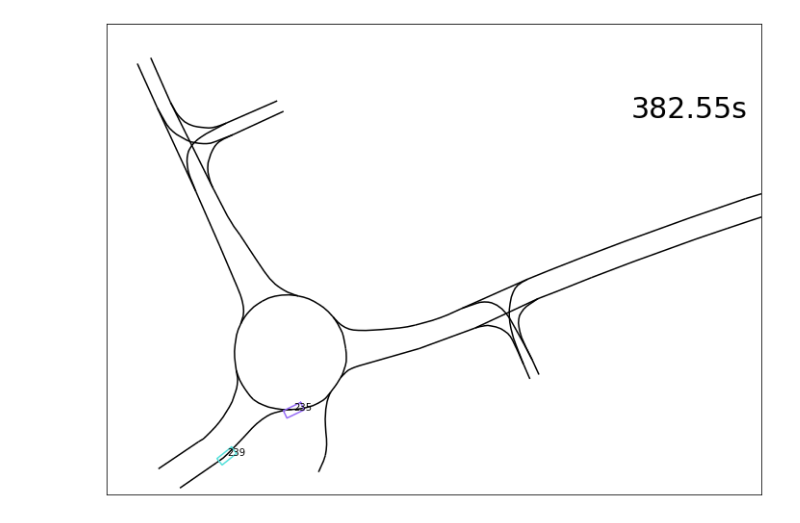
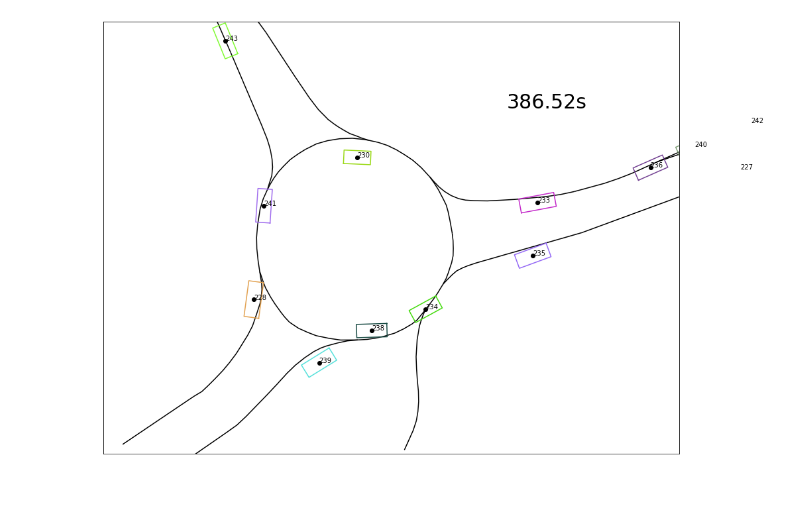
Before and after one commit to kopytjuk/opendd-analysis, a Jupyter notebook: notebooks/Animation.ipynb, the cells around one changed output. Saved outputs shown, nothing was run; the diff lists cells and outputs as text; code cells hidden in the pictures; blank space fills up the shorter version.

```diff
--- a/notebooks/Animation.ipynb
+++ b/notebooks/Animation.ipynb
@@ -79,9 +79,10 @@ t_move_off = 378.537167
 obj_ids = [235, 239]
 # %%
 start_k = int((t_move_off - 2)* FREQUENCY)
-end_k = int((t_move_off + 4)* FREQUENCY)
+end_k = int((t_move_off + 8)* FREQUENCY)
 # %%
-gdf_animation = gdf[gdf["k"].between(start_k, end_k) & gdf["OBJID"].isin(obj_ids)]
+# gdf_animation = gdf[gdf["k"].between(start_k, end_k) & gdf["OBJID"].isin(obj_ids)]
+gdf_animation = gdf[gdf["k"].between(start_k, end_k)]  # All objects
 # %%
 gdf_animation.head()
 # %% [output]
@@ -94,27 +95,31 @@ gdf_animation.head()
 # %%
-fig, ax = plt.subplots(figsize=(16, 9), facecolor="w")
+fig, ax = plt.subplots(figsize=(16, 12), facecolor="w")
 
 moviewriter = FFMpegWriter(FREQUENCY)
 
 with moviewriter.saving(fig, 'test.gif', dpi=100):
 
     for k, timestep_data in tqdm(gdf_animation.groupby("k"), total=gdf_animation["k"].nunique()):
         ax.clear()
 
         ax.get_xaxis().set_visible(False)
         ax.get_yaxis().set_visible(False)
 
+        ax.scatter(timestep_data["UTM_X"], timestep_data["UTM_Y"], color="k")
+
         objects = [ObjectVisualization(row["OBJID"], row["bbox"], color=row["color"]) for i, row in timestep_data.iterrows()]
 
         visualize_objects(ax, objects, trafficlanes)
 
-        ax.set_xlim(619260, 619420)
-        ax.set_ylim(5809115, 5809230)
+        #ax.set_xlim(619260, 619420)
+        #ax.set_ylim(5809115, 5809230)
+        ax.set_xlim(619270, 619350)
+        ax.set_ylim(5809120, 5809180)
 
         t = timestep_data.iloc[0]["TIMESTAMP"]
 
-        ax.text(0.8, 0.8, f"{t:.2f}s", transform=ax.transAxes, fontsize=30)
+        ax.text(0.7, 0.8, f"{t:.2f}s", transform=ax.transAxes, fontsize=30)
 
         moviewriter.grab_frame()
 # %% [output]
-[figure, old version]
+[figure, new version]
```
Also changed, not shown: parts of 1 cell of this notebook, 4 other files.
